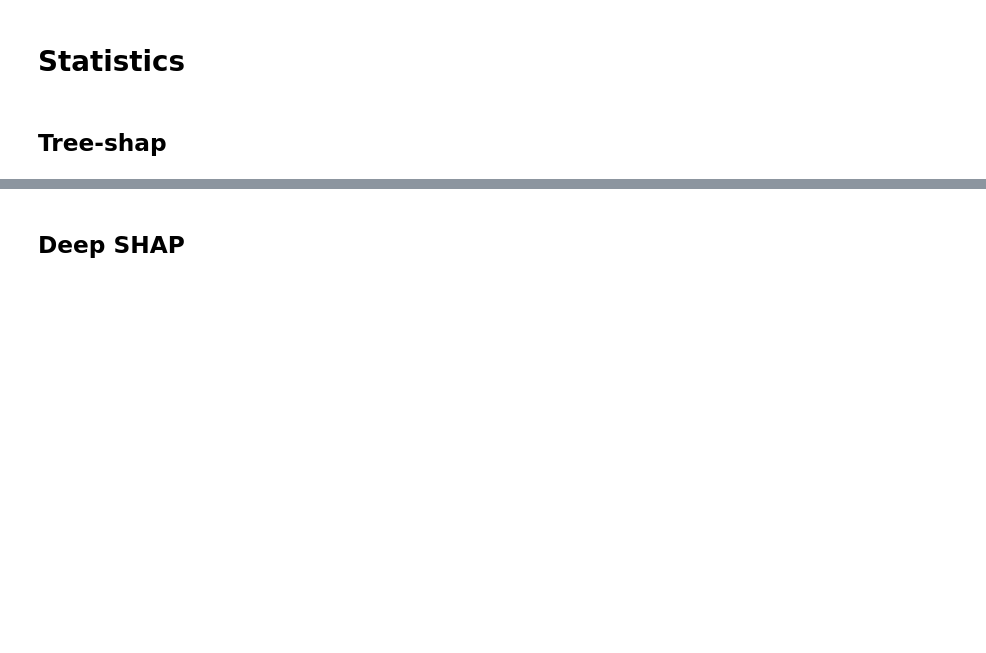
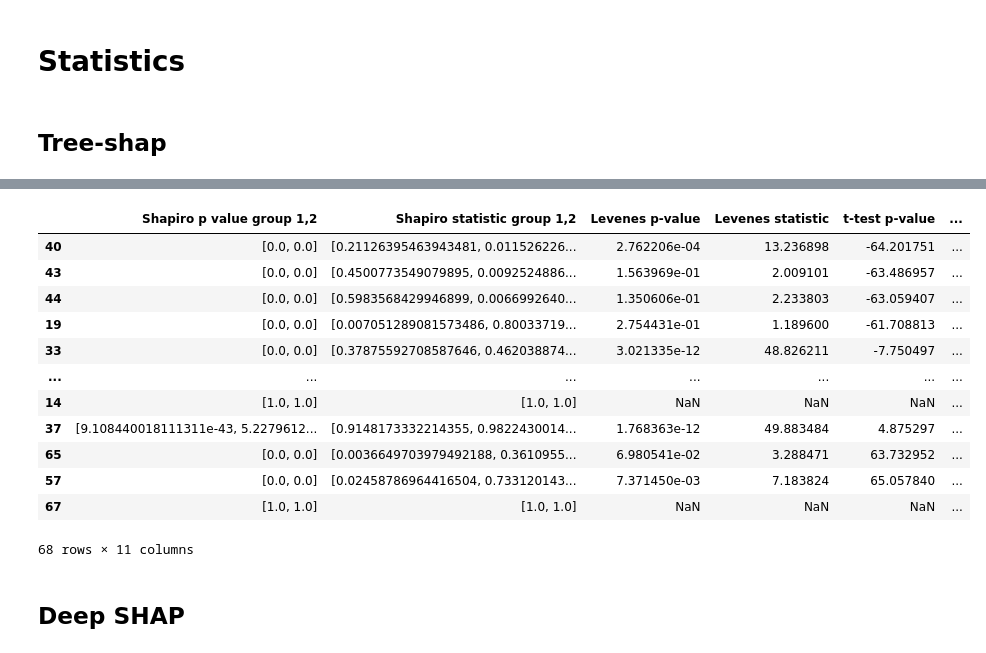
Before and after one commit to antisocialites/HCML, a Jupyter notebook: XGBoost/ACSIncome.ipynb, the cells around one changed output, grey strips where cells are left out. Cells and saved outputs as stored; diff of their text form; code cells hidden in the pictures; blank space fills up the shorter version.

```diff
--- a/XGBoost/ACSIncome.ipynb
+++ b/XGBoost/ACSIncome.ipynb
@@ -689,3 +744,19 @@ for i, feature in enumerate(feature_names):
+# %%
+t_test_df
+# %% [output]
+|  | Shapiro p value group 1,2 | Shapiro statistic group 1,2 | Levenes p-value | Levenes statistic | t-test p-value | ... |
+| 40 | [0.0, 0.0] | [0.21126395463943481, 0.011526226... | 2.762206e-04 | 13.236898 | -64.201751 | ... |
+| 43 | [0.0, 0.0] | [0.4500773549079895, 0.0092524886... | 1.563969e-01 | 2.009101 | -63.486957 | ... |
+| 44 | [0.0, 0.0] | [0.5983568429946899, 0.0066992640... | 1.350606e-01 | 2.233803 | -63.059407 | ... |
+| 19 | [0.0, 0.0] | [0.007051289081573486, 0.80033719... | 2.754431e-01 | 1.189600 | -61.708813 | ... |
+| 33 | [0.0, 0.0] | [0.37875592708587646, 0.462038874... | 3.021335e-12 | 48.826211 | -7.750497 | ... |
+| ... | ... | ... | ... | ... | ... | ... |
+| 14 | [1.0, 1.0] | [1.0, 1.0] | NaN | NaN | NaN | ... |
+| 37 | [9.108440018111311e-43, 5.2279612... | [0.9148173332214355, 0.9822430014... | 1.768363e-12 | 49.883484 | 4.875297 | ... |
+| 65 | [0.0, 0.0] | [0.0036649703979492188, 0.3610955... | 6.980541e-02 | 3.288471 | 63.732952 | ... |
+| 57 | [0.0, 0.0] | [0.02458786964416504, 0.733120143... | 7.371450e-03 | 7.183824 | 65.057840 | ... |
+| 67 | [1.0, 1.0] | [1.0, 1.0] | NaN | NaN | NaN | ... |
+68 rows × 11 columns
 # %% [markdown]
 ## Deep SHAP
 # %%
```
Also changed, not shown: parts of 63 cells of this notebook.
